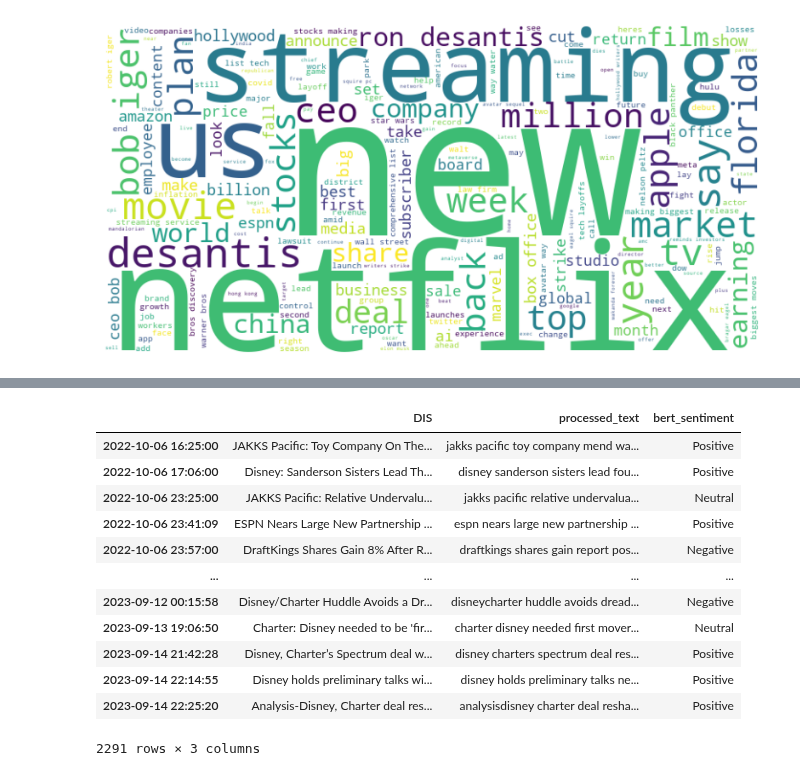
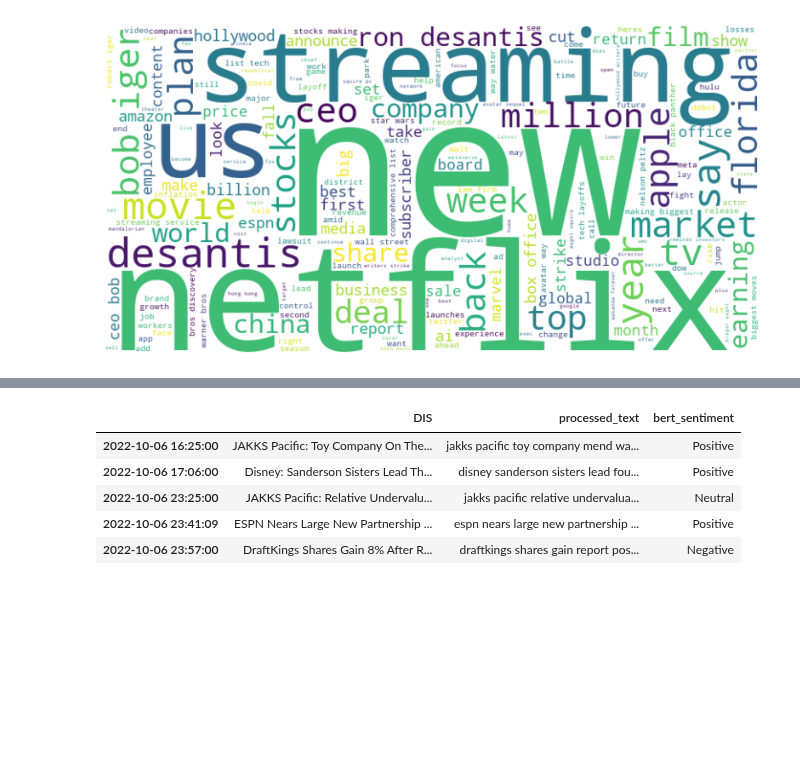
Before and after one commit to aungsias/Forays, a Jupyter notebook: WIP[SentimentAnalysis]/index.ipynb, the cells around one changed output, grey strips where cells are left out. Cells and saved outputs as stored; diff of their text form; code cells hidden in the pictures; blank space fills up the shorter version.

```diff
--- a/WIP[SentimentAnalysis]/index.ipynb
+++ b/WIP[SentimentAnalysis]/index.ipynb
@@ -198,33 +181,28 @@ model = BertForSequenceClassification.from_pretrained('nlptown/bert-base-multili
 # %%
-def bert_preprocess(text, tokenizer):
-    tokens = tokenizer(text, return_tensors="pt", padding=True, truncation=True, max_length=512)
-    with torch.no_grad():
-        outputs = model(**tokens)
-    return int(torch.argmax(outputs.logits)) + 1
+# def bert_preprocess(text, tokenizer):
+#     tokens = tokenizer(text, return_tensors="pt", padding=True, truncation=True, max_length=512)
+#     with torch.no_grad():
+#         outputs = model(**tokens)
+#     return int(torch.argmax(outputs.logits)) + 1
 
-def bert_sentiment(logit):
-    return "Positive" if logit > 3 else "Negative" if logit < 3 else "Neutral"
+# def bert_sentiment(logit):
+#     return "Positive" if logit > 3 else "Negative" if logit < 3 else "Neutral"
 
-def bert_extract_sentiment(text, tokenizer):
-    logit = bert_preprocess(text, tokenizer)
-    return bert_sentiment(logit)
+# def bert_extract_sentiment(text, tokenizer):
+#     logit = bert_preprocess(text, tokenizer)
+#     return bert_sentiment(logit)
 
-headlines_bert = headlines.copy()
-headlines_bert["bert_sentiment"] = headlines_bert[ticker].apply(bert_extract_sentiment, tokenizer=tokenizer)
+# headlines_bert = headlines.copy()
+# headlines_bert["bert_sentiment"] = headlines_bert[ticker].apply(bert_extract_sentiment, tokenizer=tokenizer)
+
+headlines_bert = pd.read_csv("data/bert_sentiment.csv", index_col=0, parse_dates=True)
 # %%
-headlines_bert
+headlines_bert.head()
 # %% [output]
 |  | DIS | processed_text | bert_sentiment |
 | 2022-10-06 16:25:00 | JAKKS Pacific: Toy Company On The... | jakks pacific toy company mend wa... | Positive |
 | 2022-10-06 17:06:00 | Disney: Sanderson Sisters Lead Th... | disney sanderson sisters lead fou... | Positive |
 | 2022-10-06 23:25:00 | JAKKS Pacific: Relative Undervalu... | jakks pacific relative undervalua... | Neutral |
 | 2022-10-06 23:41:09 | ESPN Nears Large New Partnership ... | espn nears large new partnership ... | Positive |
 | 2022-10-06 23:57:00 | DraftKings Shares Gain 8% After R... | draftkings shares gain report pos... | Negative |
-| ... | ... | ... | ... |
-| 2023-09-12 00:15:58 | Disney/Charter Huddle Avoids a Dr... | disneycharter huddle avoids dread... | Negative |
-| 2023-09-13 19:06:50 | Charter: Disney needed to be 'fir... | charter disney needed first mover... | Neutral |
-| 2023-09-14 21:42:28 | Disney, Charter’s Spectrum deal w... | disney charters spectrum deal res... | Positive |
-| 2023-09-14 22:14:55 | Disney holds preliminary talks wi... | disney holds preliminary talks ne... | Positive |
-| 2023-09-14 22:25:20 | Analysis-Disney, Charter deal res... | analysisdisney charter deal resha... | Positive |
-2291 rows × 3 columns
 # %%
```
Also changed, not shown: parts of 13 cells of this notebook, 7 other files.
